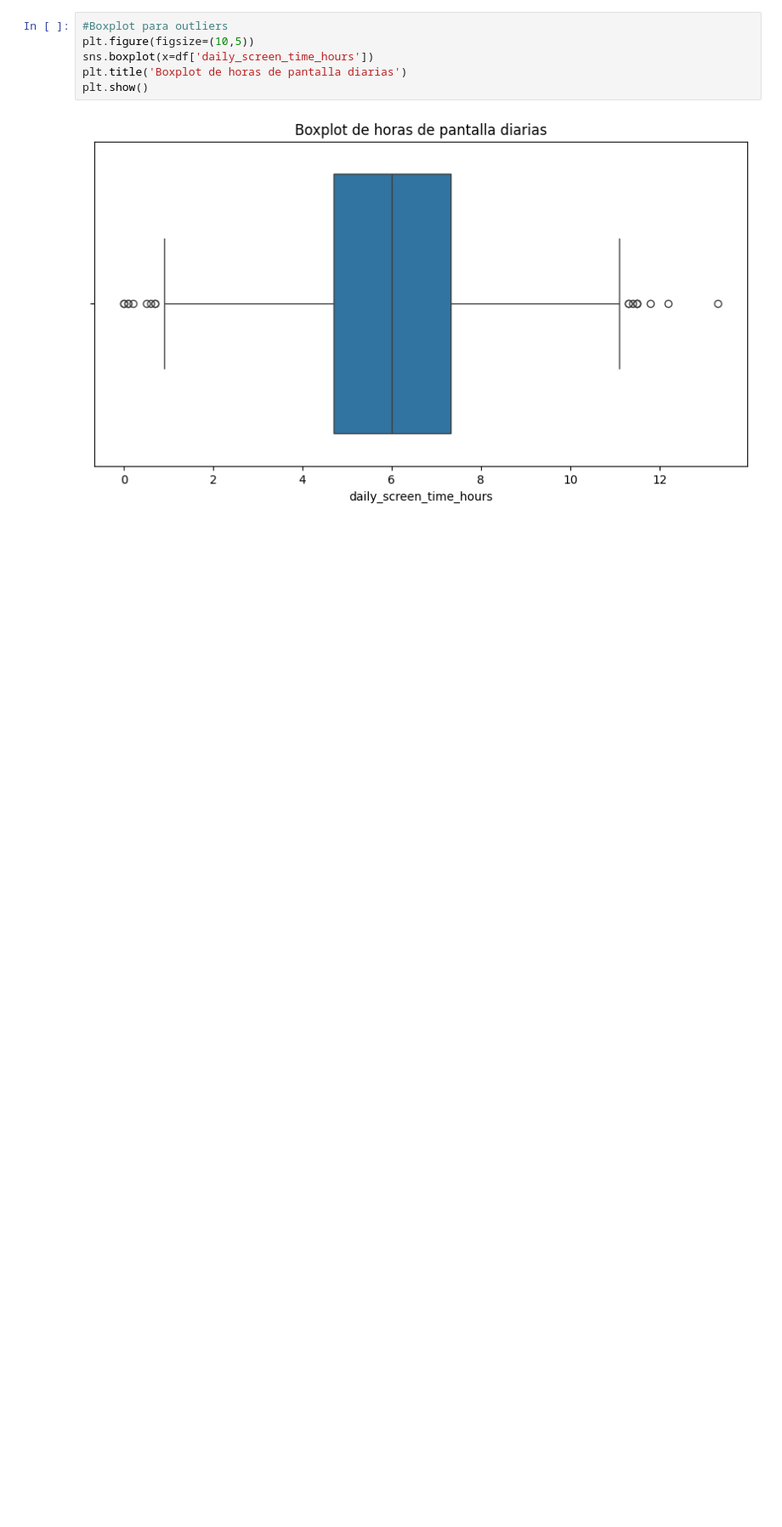
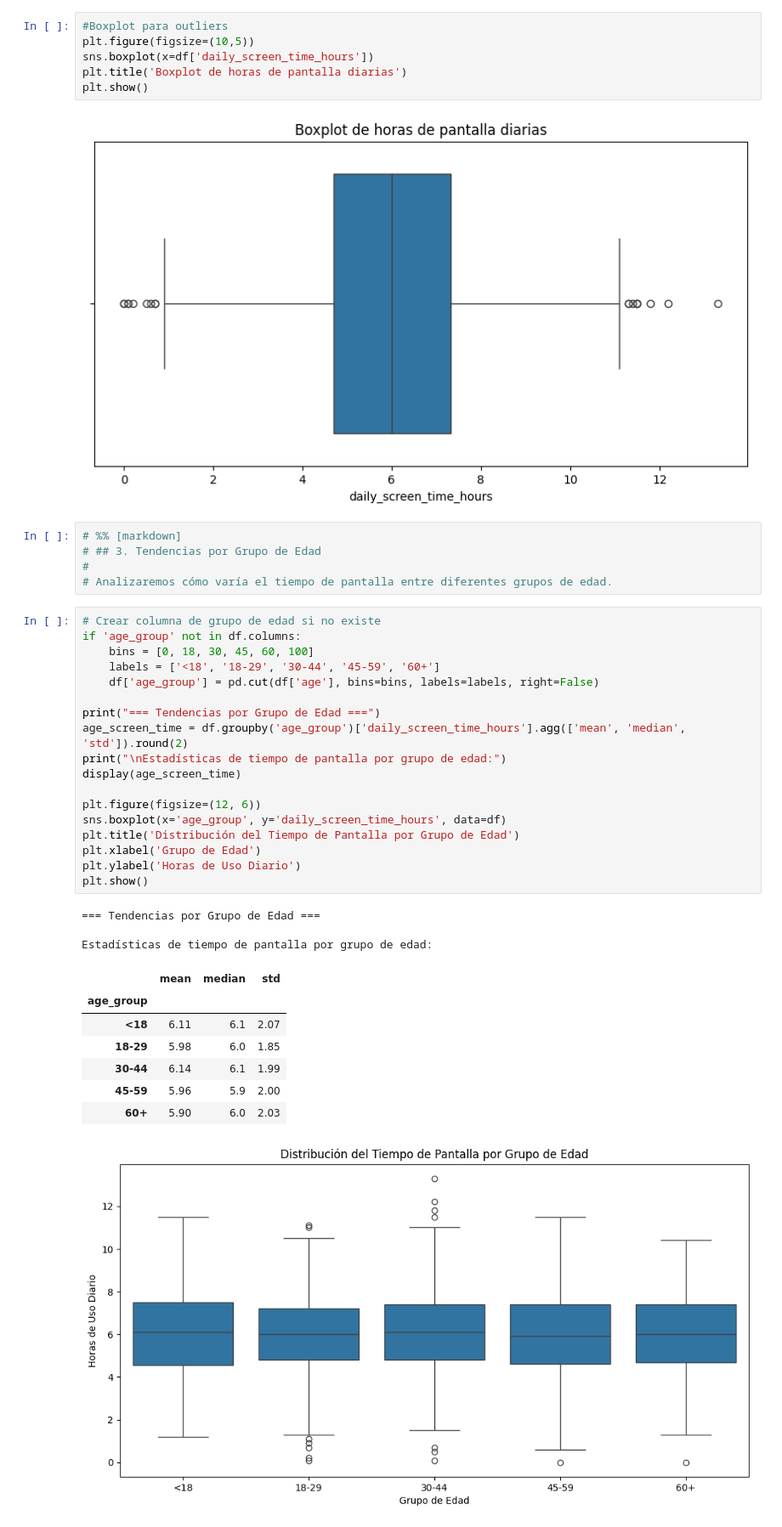
Before and after one commit to MARAST01/Impact-of-Screen-Time-on-Mental-Health, a Jupyter notebook: notebooks/health.ipynb, the cells around one changed output. Shown at 85% size. Drawn from its saved outputs; the diff is of its cells as text; blank space fills up the shorter version.

```diff
--- a/notebooks/health.ipynb
+++ b/notebooks/health.ipynb
@@ -122,3 +123,38 @@ plt.title('Boxplot de horas de pantalla diarias')
 plt.show()
 # %% [output]
 [figure]
+# %%
+# %% [markdown]
+# ## 3. Tendencias por Grupo de Edad
+#
+# Analizaremos cómo varía el tiempo de pantalla entre diferentes grupos de edad.
+# %%
+# Crear columna de grupo de edad si no existe
+if 'age_group' not in df.columns:
+	bins = [0, 18, 30, 45, 60, 100]
+	labels = ['<18', '18-29', '30-44', '45-59', '60+']
+	df['age_group'] = pd.cut(df['age'], bins=bins, labels=labels, right=False)
+
+print("=== Tendencias por Grupo de Edad ===")
+age_screen_time = df.groupby('age_group')['daily_screen_time_hours'].agg(['mean', 'median', 'std']).round(2)
+print("\nEstadísticas de tiempo de pantalla por grupo de edad:")
+display(age_screen_time)
+
+plt.figure(figsize=(12, 6))
+sns.boxplot(x='age_group', y='daily_screen_time_hours', data=df)
+plt.title('Distribución del Tiempo de Pantalla por Grupo de Edad')
+plt.xlabel('Grupo de Edad')
+plt.ylabel('Horas de Uso Diario')
+plt.show()
+# %% [output]
+=== Tendencias por Grupo de Edad ===
+
+Estadísticas de tiempo de pantalla por grupo de edad:
+|  | mean | median | std |
+| age_group |  |  |  |
+| <18 | 6.11 | 6.1 | 2.07 |
+| 18-29 | 5.98 | 6.0 | 1.85 |
+| 30-44 | 6.14 | 6.1 | 1.99 |
+| 45-59 | 5.96 | 5.9 | 2.00 |
+| 60+ | 5.90 | 6.0 | 2.03 |
+[figure, added]
```
Also changed, not shown: parts of 21 cells of this notebook, 1 other file.
